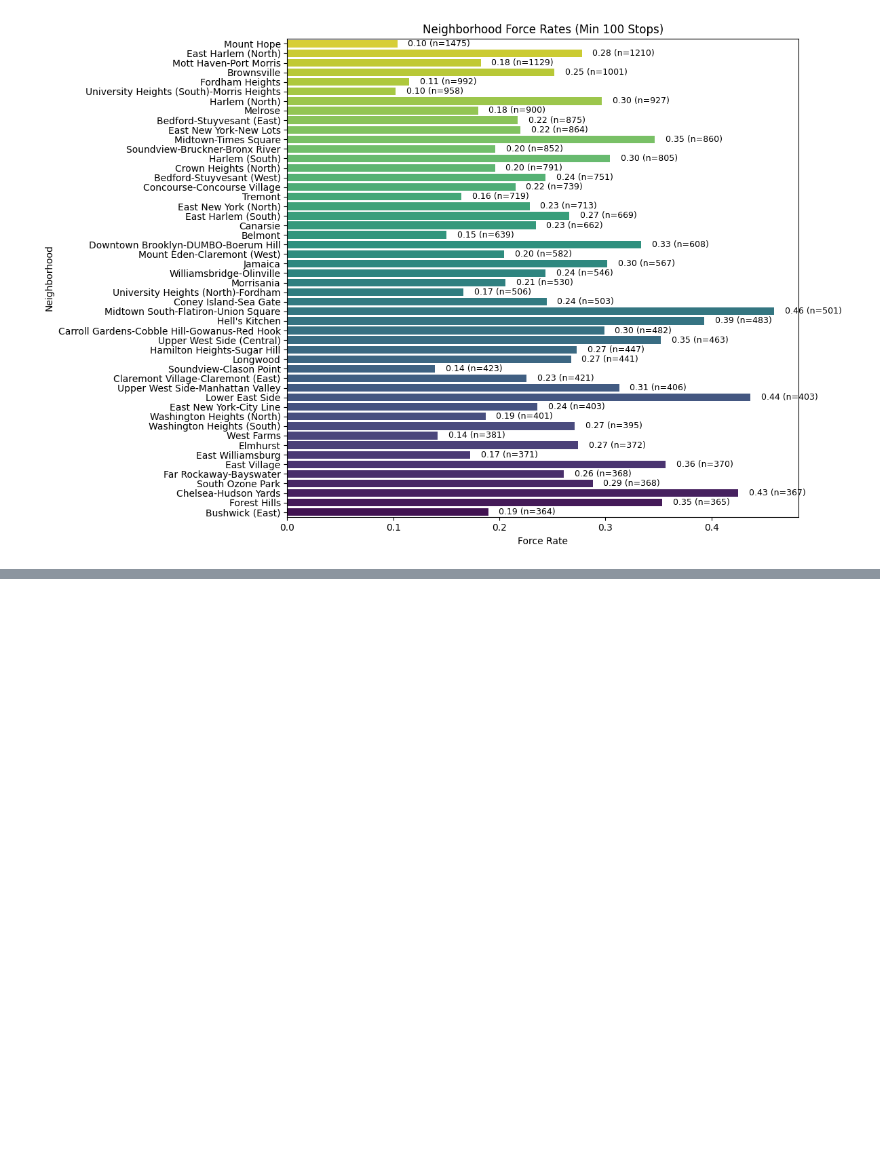
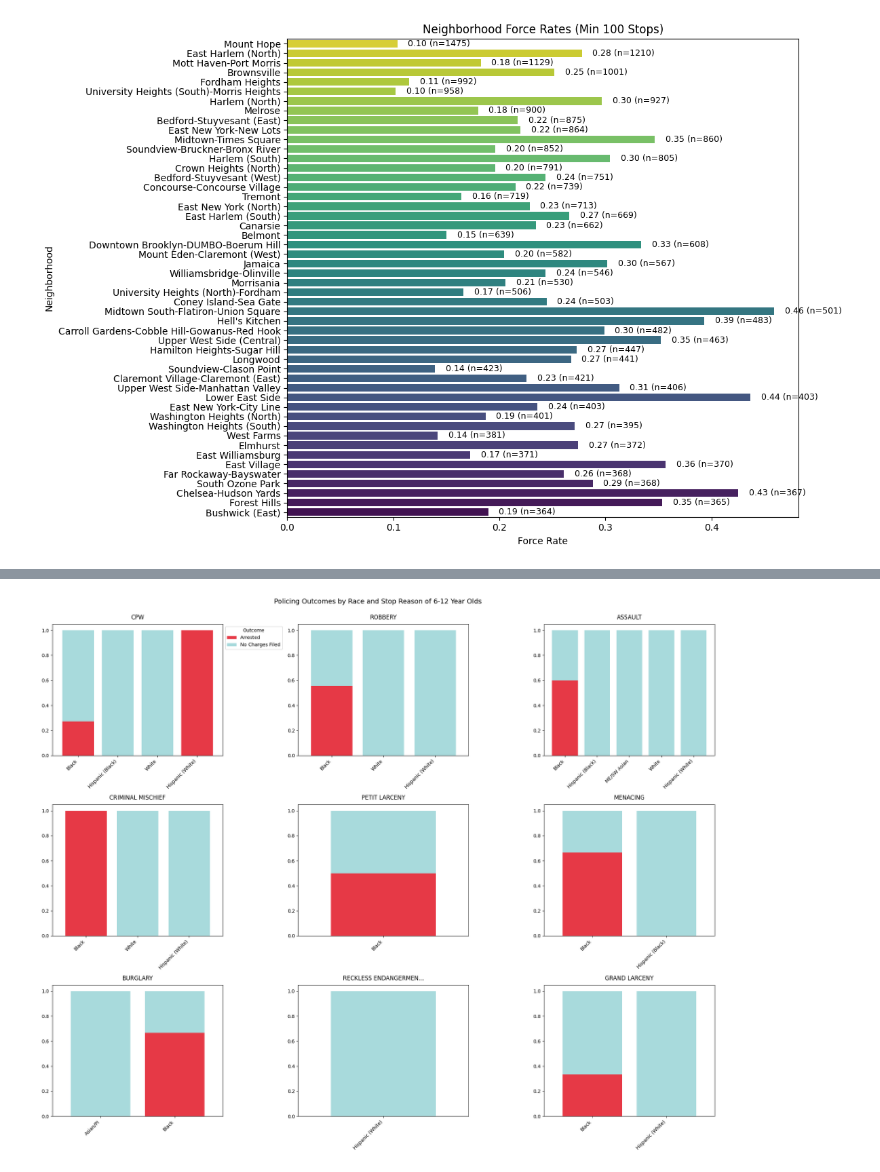
Before and after one commit to gbangban/ml-supervised-kim, a Jupyter notebook: 2. Exploratory Data Analysis.ipynb, the cells around one changed output, grey strips where cells are left out. Drawn from its saved outputs; the diff is of its cells as text; code cells hidden in the pictures; blank space fills up the shorter version.

```diff
--- a/2. Exploratory Data Analysis.ipynb
+++ b/2. Exploratory Data Analysis.ipynb
@@ -82,0 +99,21 @@ plt.tight_layout()
+# %%
+# For the children, prepping children specific dataframes for analysis
+demographic_features = [
+    'SUSPECT_REPORTED_AGE',
+    'SUSPECT_RACE_DESCRIPTION',
+    'STOP_WAS_INITIATED',
+    'SUSPECTED_CRIME_DESCRIPTION',
+    'OFFICER_EXPLAINED_STOP_FLAG',
+    'OUTCOME_OF_STOP',
+    'FORCE_TYPE',
+    # 'SUSPECT_HEIGHT',
+    # 'SUSPECT_SEX',
+    'STOP_LOCATION_BORO_NAME',
+]
+demographic_df = final_df[demographic_features].copy()
+
+all_children_df = demographic_df[demographic_df['SUSPECT_REPORTED_AGE'] < 18].copy()
+under_13_df = demographic_df[demographic_df['SUSPECT_REPORTED_AGE'] <= 12].copy()
+under_13_df['SUSPECT_REPORTED_AGE'].value_counts()
+
+print(f'{len(all_children_df)} total records of children targeted stops, where children comprise {len(all_children_df) / len(demographic_df)*100:.2f}% of all stops')
@@ -82,0 +511,4 @@ plt.tight_layout()
+# %%
+plot_stop_outcomes(under_13_df, figsize=(20,16), n_reasons=9)
+# %% [output]
+[figure, added]
```
Also changed, not shown: parts of 36 cells of this notebook.
